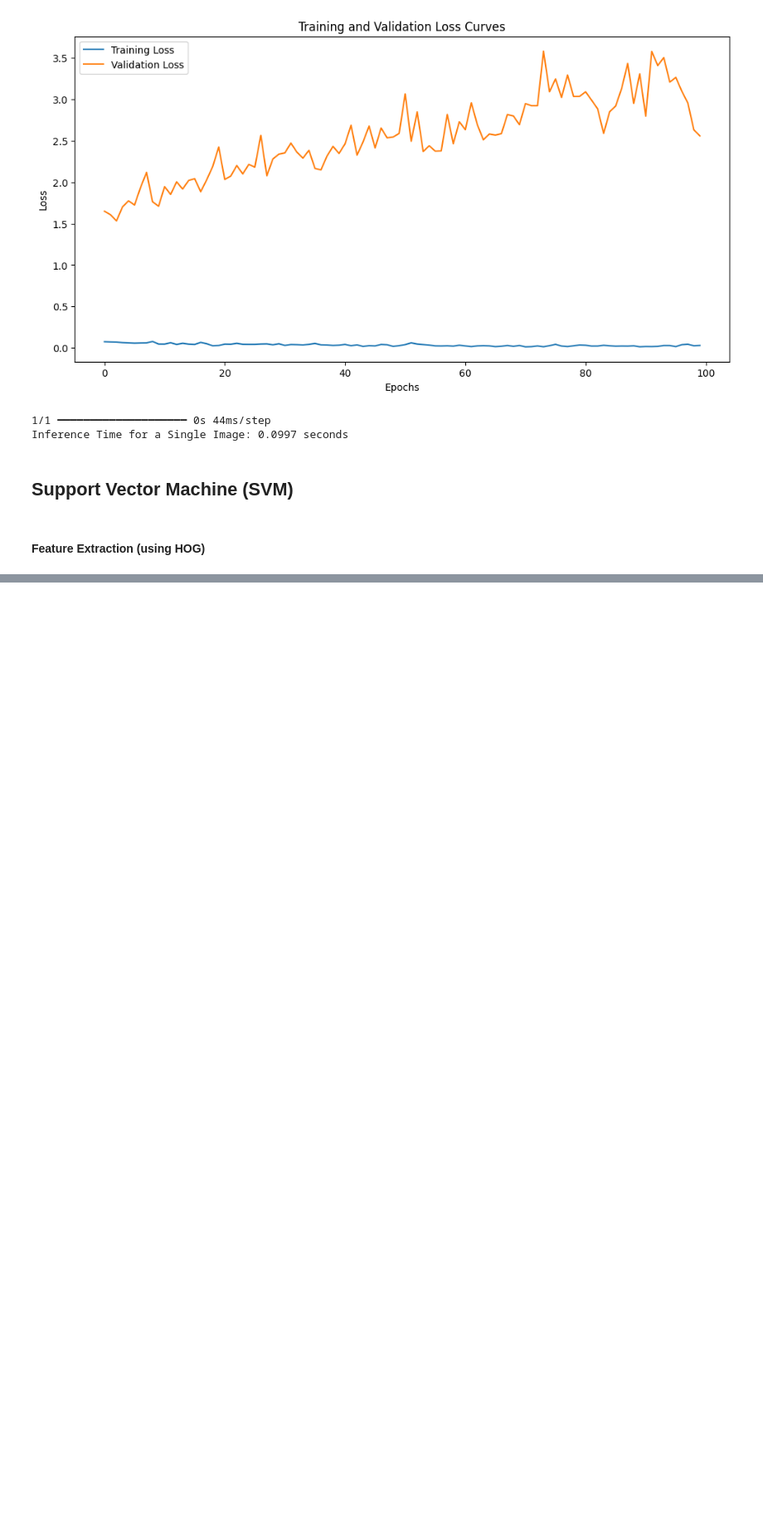
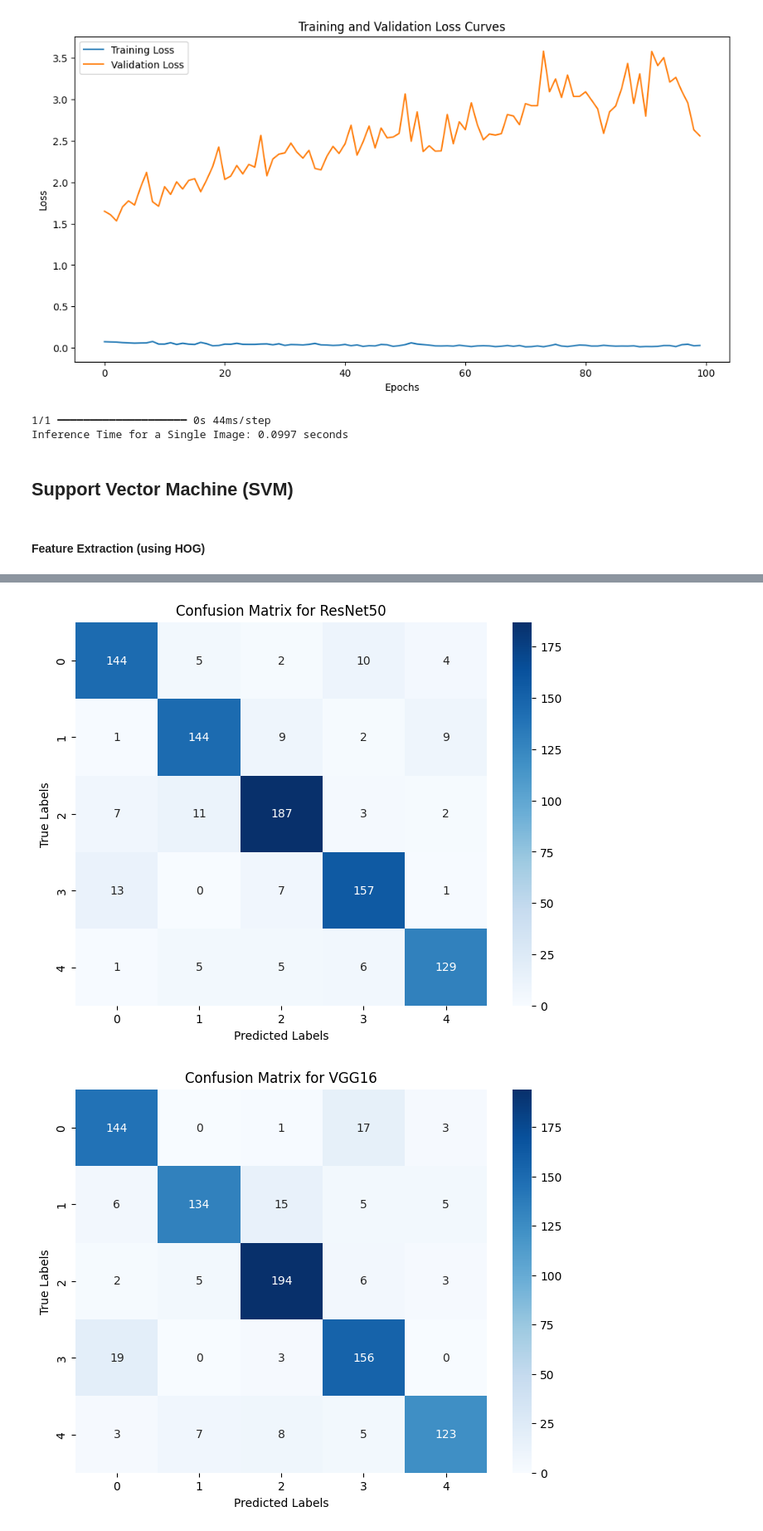
Before and after one commit to 1211307539/Flower-Classification, a Jupyter notebook: flower.ipynb, the cells around one changed output, grey strips where cells are left out. Shown at 83% size. Drawn from its saved outputs; the diff is of its cells as text; code cells hidden in the pictures; blank space fills up the shorter version.

```diff
--- a/flower.ipynb
+++ b/flower.ipynb
@@ -496,0 +907,5 @@ import joblib
+# %%
+# Split data into train and test sets
+X_train_resnet, X_test_resnet, y_train_resnet, y_test_resnet = train_test_split(features_resnet, labels, test_size=0.2, random_state=42)
+X_train_vgg16, X_test_vgg16, y_train_vgg16, y_test_vgg16 = train_test_split(features_vgg16, labels, test_size=0.2, random_state=42)
+X_train_vgg19, X_test_vgg19, y_train_vgg19, y_test_vgg19 = train_test_split(features_vgg19, labels, test_size=0.2, random_state=42)
@@ -496,0 +927,20 @@ import joblib
+# %%
+import joblib
+
+# Train and evaluate SVM models for each dataset
+for model_name, X_train, X_test, y_train, y_test in models:
+    clf = SVC(kernel="linear", C=1, random_state=42)
+    clf.fit(X_train, y_train)
+    y_pred = clf.predict(X_test)
+
+    # Calculate and print accuracy
+    accuracy = accuracy_score(y_test, y_pred)
+    print(f"Accuracy for {model_name}: {accuracy:.2f}\n")
+
+    # Print classification report
+    print(f"Classification Report for {model_name}:\n")
+    print(classification_report(y_test, y_pred))
+
+    # Save the trained model
+    model_filename = f"{model_name}_svm_model.joblib"
+    joblib.dump(clf, model_filename)
@@ -496,0 +1013,23 @@ import joblib
+# %%
+# Loop over each model
+for model_name, X_train, X_test, y_train, y_test in models:
+    X_train = X_train.reshape(X_train.shape[0], -1)  # Reshaping to (n_samples, n_features)
+    X_test = X_test.reshape(X_test.shape[0], -1)
+    # Train the SVM classifier
+    clf = SVC(kernel="linear", C=1, random_state=42)
+    clf.fit(X_train, y_train)
+    y_pred = clf.predict(X_test)
+
+    # Generate the confusion matrix
+    cm = confusion_matrix(y_test, y_pred)
+
+    # Plot the confusion matrix
+    plt.figure(figsize=(8, 6))
+    sns.heatmap(cm, annot=True, fmt="d", cmap="Blues", xticklabels=np.unique(y_test), yticklabels=np.unique(y_test))
+    plt.title(f'Confusion Matrix for {model_name}')
+    plt.xlabel('Predicted Labels')
+    plt.ylabel('True Labels')
+    plt.show()
+# %% [output]
+[figure, added]
+[figure, added]
```
Also changed, not shown: parts of 48 cells of this notebook.
